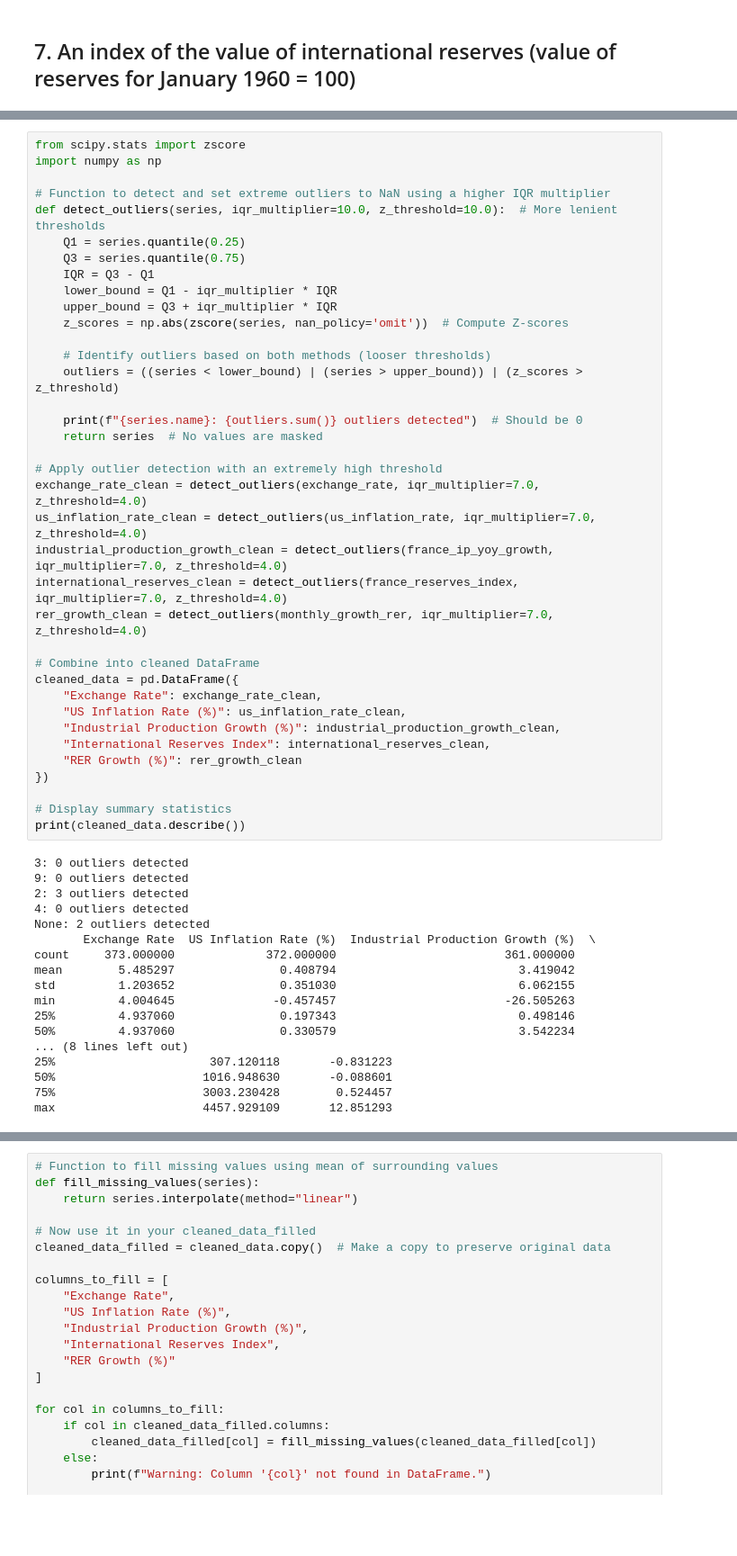
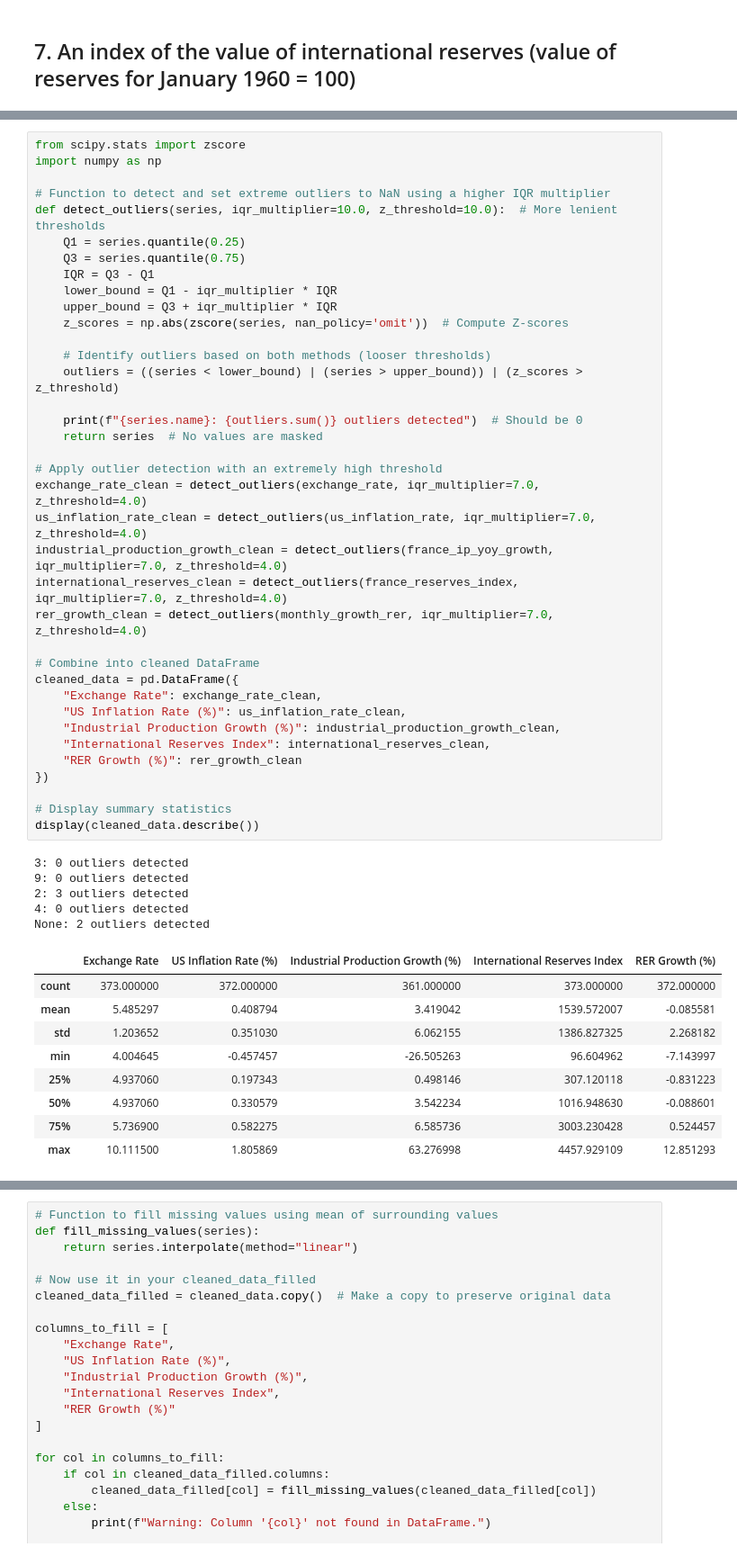
Before and after one commit to SparklyPlant/The-Grave-of-Ming, a Jupyter notebook: Code/NB1.ipynb, the cells around one changed output, grey strips where cells are left out. Shown at 90% size. Cells and saved outputs as stored; diff of their text form; blank space fills up the shorter version.

```diff
--- a/Code/NB1.ipynb
+++ b/Code/NB1.ipynb
@@ -554,44 +388,41 @@ def detect_outliers(series, iqr_multiplier=10.0, z_threshold=10.0):  # More leni
 
     # Identify outliers based on both methods (looser thresholds)
     outliers = ((series < lower_bound) | (series > upper_bound)) | (z_scores > z_threshold)
 
     print(f"{series.name}: {outliers.sum()} outliers detected")  # Should be 0
     return series  # No values are masked
 
 # Apply outlier detection with an extremely high threshold
 exchange_rate_clean = detect_outliers(exchange_rate, iqr_multiplier=7.0, z_threshold=4.0)
 us_inflation_rate_clean = detect_outliers(us_inflation_rate, iqr_multiplier=7.0, z_threshold=4.0)
 industrial_production_growth_clean = detect_outliers(france_ip_yoy_growth, iqr_multiplier=7.0, z_threshold=4.0)
 international_reserves_clean = detect_outliers(france_reserves_index, iqr_multiplier=7.0, z_threshold=4.0)
 rer_growth_clean = detect_outliers(monthly_growth_rer, iqr_multiplier=7.0, z_threshold=4.0)
 
 # Combine into cleaned DataFrame
 cleaned_data = pd.DataFrame({
     "Exchange Rate": exchange_rate_clean,
     "US Inflation Rate (%)": us_inflation_rate_clean,
     "Industrial Production Growth (%)": industrial_production_growth_clean,
     "International Reserves Index": international_reserves_clean,
     "RER Growth (%)": rer_growth_clean
 })
 
 # Display summary statistics
-print(cleaned_data.describe())
+display(cleaned_data.describe())
 # %% [output]
 3: 0 outliers detected
 9: 0 outliers detected
 2: 3 outliers detected
 4: 0 outliers detected
 None: 2 outliers detected
-       Exchange Rate  US Inflation Rate (%)  Industrial Production Growth (%)  \
-count     373.000000             372.000000                        361.000000
-mean        5.485297               0.408794                          3.419042
-std         1.203652               0.351030                          6.062155
-min         4.004645              -0.457457                        -26.505263
-25%         4.937060               0.197343                          0.498146
-50%         4.937060               0.330579                          3.542234
-... (8 lines left out)
-25%                      307.120118       -0.831223
-50%                     1016.948630       -0.088601
-75%                     3003.230428        0.524457
-max                     4457.929109       12.851293
+|  | Exchange Rate | US Inflation Rate (%) | Industrial Production Growth (%) | International Reserves Index | RER Growth (%) |
+| count | 373.000000 | 372.000000 | 361.000000 | 373.000000 | 372.000000 |
+| mean | 5.485297 | 0.408794 | 3.419042 | 1539.572007 | -0.085581 |
+| std | 1.203652 | 0.351030 | 6.062155 | 1386.827325 | 2.268182 |
+| min | 4.004645 | -0.457457 | -26.505263 | 96.604962 | -7.143997 |
+| 25% | 4.937060 | 0.197343 | 0.498146 | 307.120118 | -0.831223 |
+| 50% | 4.937060 | 0.330579 | 3.542234 | 1016.948630 | -0.088601 |
+| 75% | 5.736900 | 0.582275 | 6.585736 | 3003.230428 | 0.524457 |
+| max | 10.111500 | 1.805869 | 63.276998 | 4457.929109 | 12.851293 |
 # %% [markdown]
```
Also changed, not shown: parts of 28 cells of this notebook, 4 other files.
